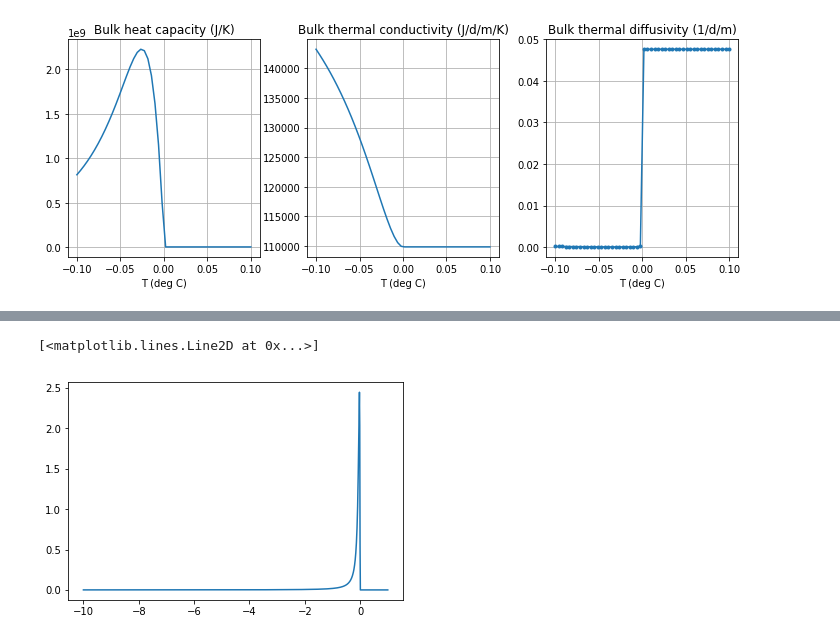
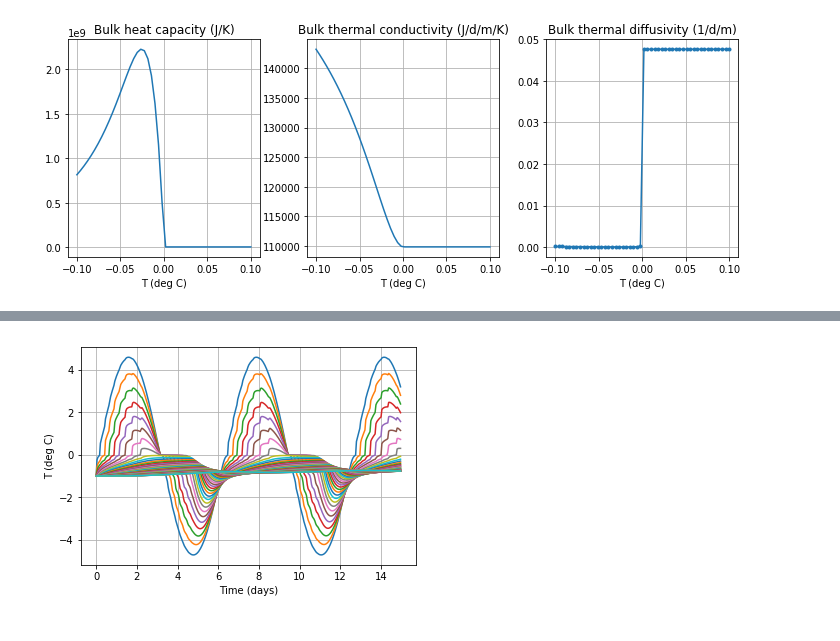
Before and after one commit to amireson/ForMartyn, a Jupyter notebook: HeatTran.ipynb, the cells around one changed output, grey strips where cells are left out. Drawn from its saved outputs; the diff is of its cells as text; code cells hidden in the pictures.

Commit message:
Two scenarios

```diff
--- a/HeatTran.ipynb
+++ b/HeatTran.ipynb
@@ -420,22 +63,15 @@ pl.show()
 # %% [output]
 [figure]
 # %%
-# Grid, ICs and BCs
+# Space grid
 dz=0.01
 zMax=0.5
 z=np.arange(dz/2,zMax,dz)
 nz=len(z)
 
+# Time grid
 t=np.arange(0,15,1/24.) # days
 nt=len(t)
 
-T0=np.zeros(nz)
-# T0[z<0.1]=10.
-
-# Surface temperature:
-TB=np.sin(t)*5
-# TB=np.zeros(nt)+1.
-Hsurf=[]
-# Hsurf=40.    # W/m2
-
-pl.plot(t,TB)
+# Initial condition
+T0=np.zeros(nz)-1.
@@ -524,10 +78,12 @@ pl.plot(Tmid,d2)
-# %%
-T=np.linspace(-10,1,1000)
-LW=CFC(T,pars)
-pl.plot(T,LW)
-# %% [output]
-[<matplotlib.lines.Line2D at 0x...>]
-[figure, removed]
 # %%
+# Sinusoidal scenario
+TB=np.sin(t)*5
+Hsurf=[]
 
-Tw=odeint(ODEfun,np.zeros(nz)+1.0,t,args=(t,TB,Hsurf,dz,pars,nz),mu=1,ml=1,mxstep=10000,hmax=0.001)
+T=odeint(HT.ODEfun,T0,t,args=(t,TB,Hsurf,dz,pars,nz),mu=1,ml=1,mxstep=10000,hmax=0.001)
+pl.plot(t,T)
+pl.xlabel('Time (days)')
+pl.ylabel('T (deg C)')
+pl.grid()
+# %% [output]
+[figure, added]
```
Also changed, not shown: parts of 24 cells of this notebook, 2 other files.
